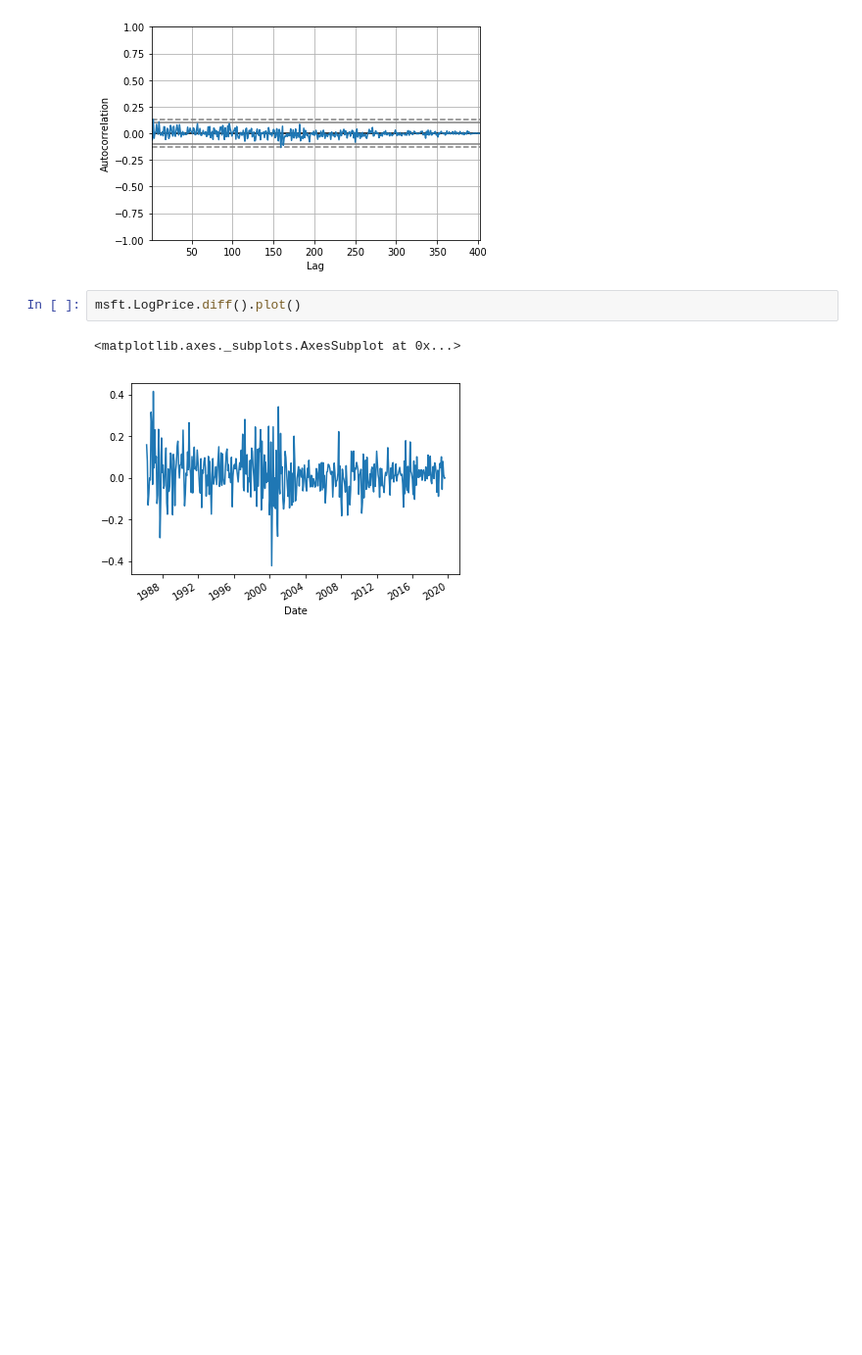
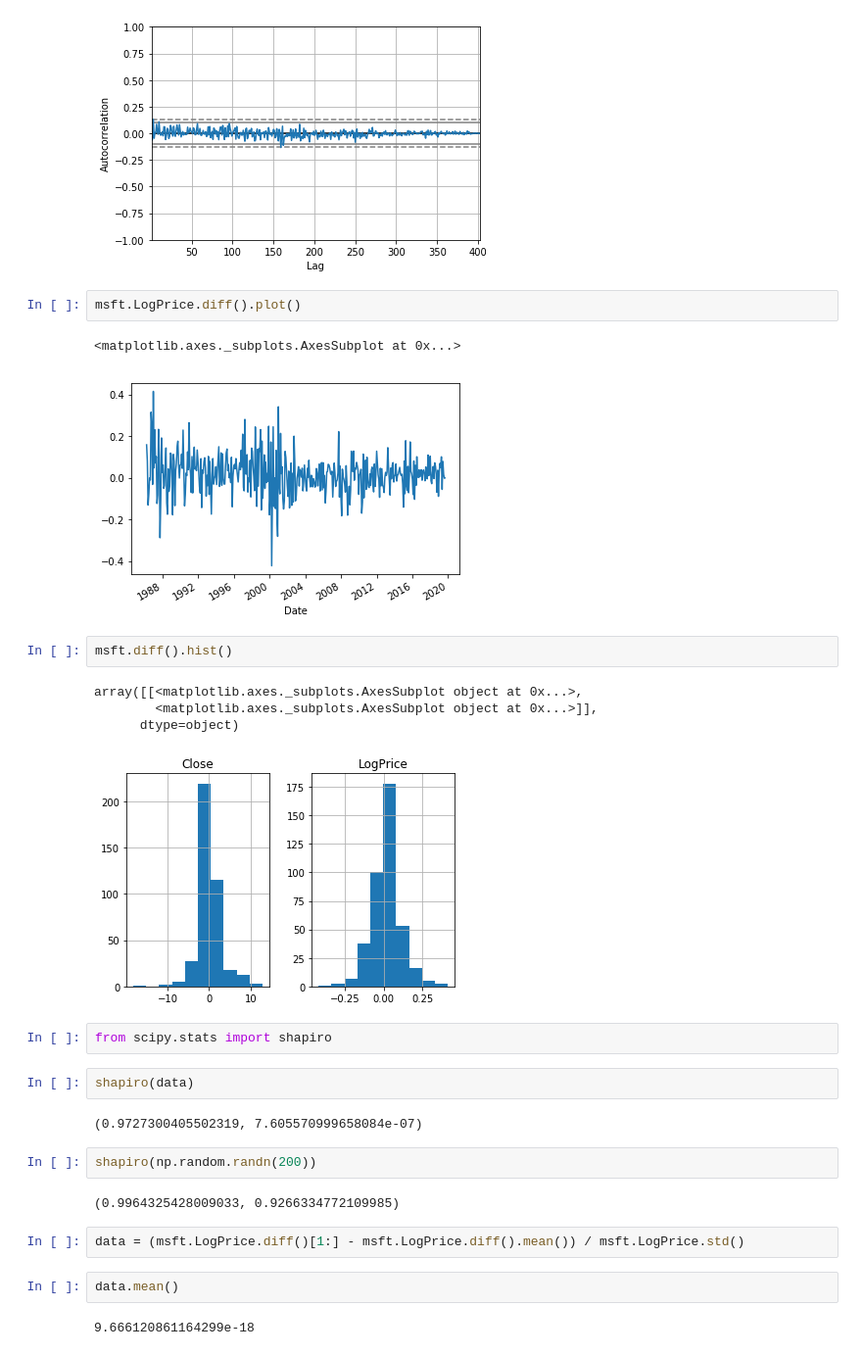
Before and after one commit to alphalex/DAT-06-24, a Jupyter notebook: class material/Unit 4/Class 18/Class Notebook Messy.ipynb, the cells around one changed output. Shown at 98% size. Drawn from its saved outputs; the diff is of its cells as text; blank space fills up the shorter version.

```diff
--- a/class material/Unit 4/Class 18/Class Notebook Messy.ipynb
+++ b/class material/Unit 4/Class 18/Class Notebook Messy.ipynb
@@ -207,3 +207,26 @@ msft.LogPrice.diff().plot()
 # %% [output]
 <matplotlib.axes._subplots.AxesSubplot at 0x...>
 [figure]
+# %%
+msft.diff().hist()
+# %% [output]
+array([[<matplotlib.axes._subplots.AxesSubplot object at 0x...>,
+        <matplotlib.axes._subplots.AxesSubplot object at 0x...>]],
+      dtype=object)
+[figure, added]
+# %%
+from scipy.stats import shapiro
+# %%
+shapiro(data)
+# %% [output]
+(0.9727300405502319, 7.605570999658084e-07)
+# %%
+shapiro(np.random.randn(200))
+# %% [output]
+(0.9964325428009033, 0.9266334772109985)
+# %%
+data = (msft.LogPrice.diff()[1:] - msft.LogPrice.diff().mean()) / msft.LogPrice.std()
+# %%
+data.mean()
+# %% [output]
+9.666120861164299e-18
```
Also changed, not shown: parts of 4 cells of this notebook, 13 other files.
